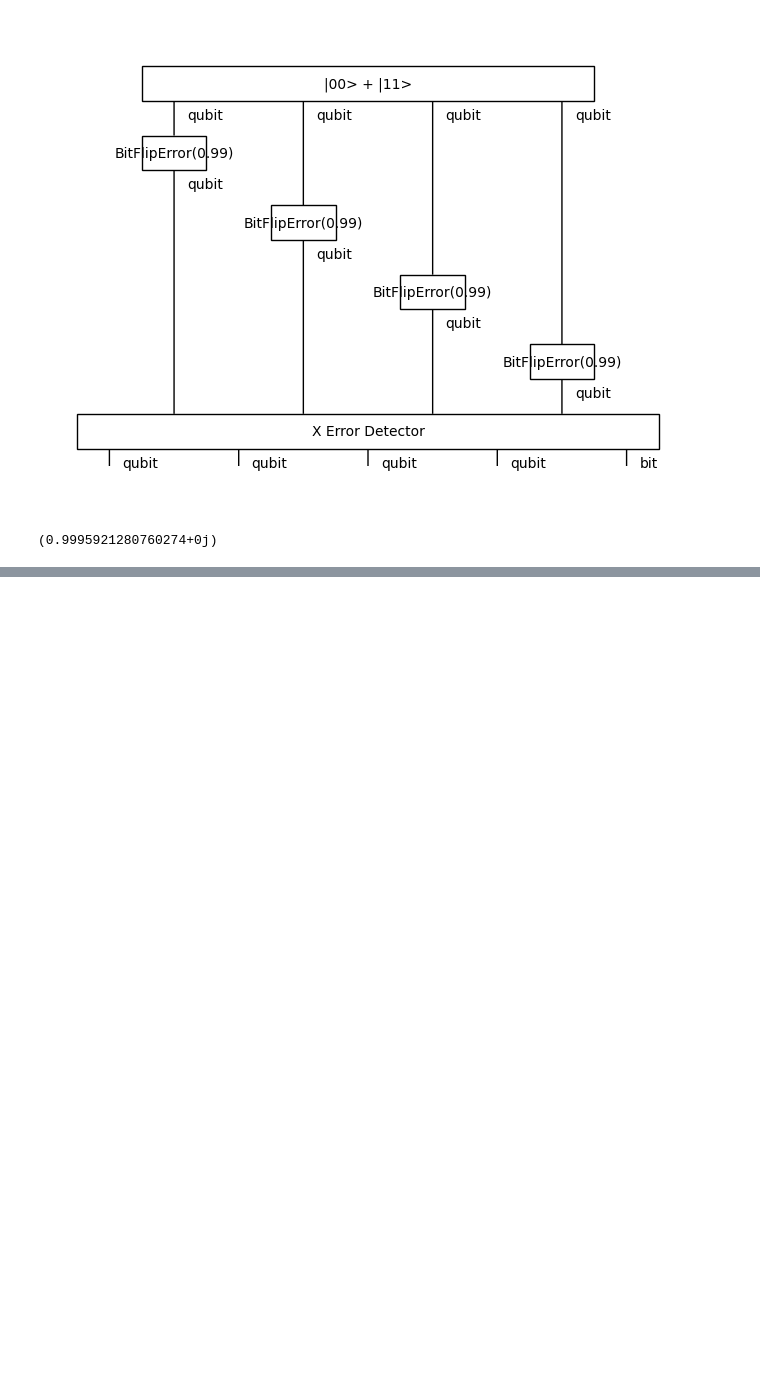
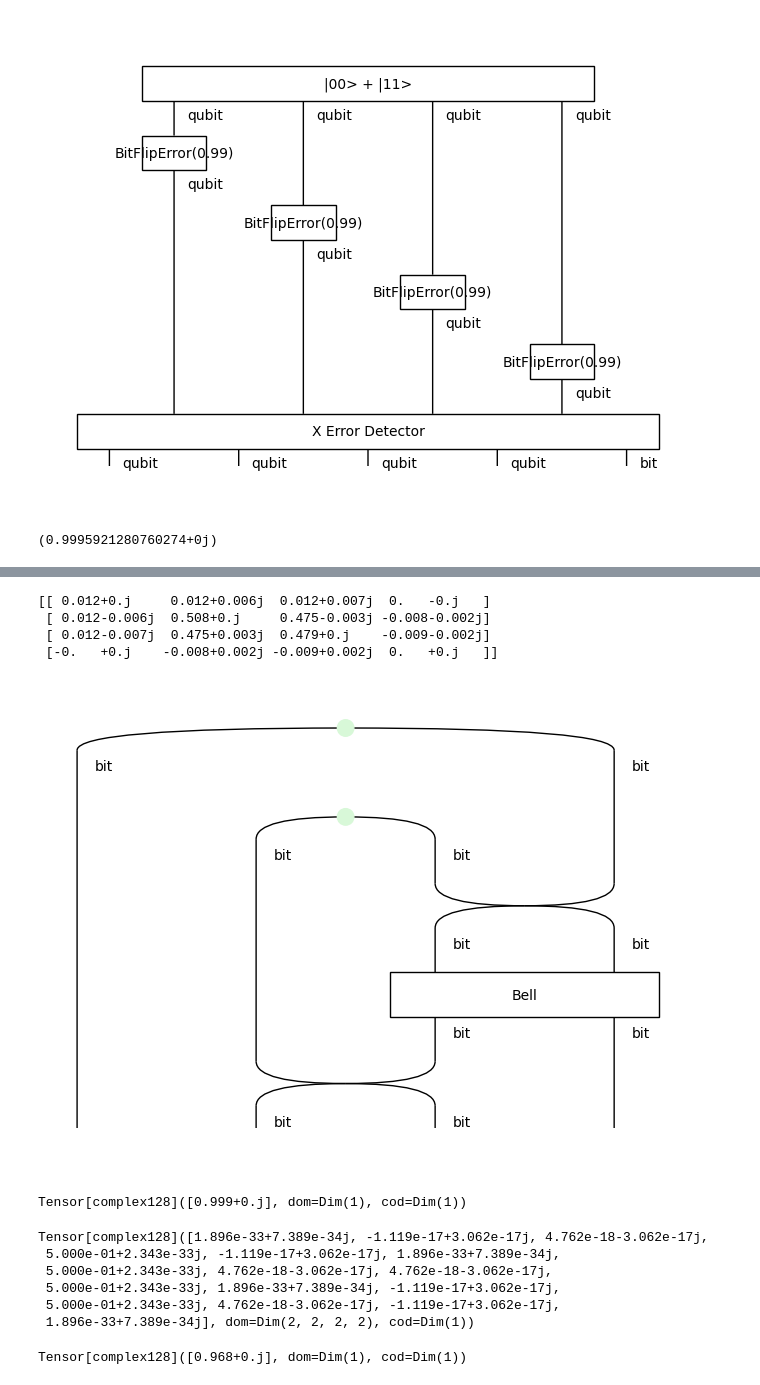
Before and after one commit to quantinuum-dev/optyx, a Jupyter notebook: notebooks/distributed-422-code.ipynb, the cells around one changed output, grey strips where cells are left out. Saved outputs shown, nothing was run; the diff lists cells and outputs as text; code cells hidden in the pictures; blank space fills up the shorter version.

```diff
--- a/notebooks/distributed-422-code.ipynb
+++ b/notebooks/distributed-422-code.ipynb
@@ -157,0 +167,53 @@ fidelity
+# %%
+bell_density_re = np.array([
+    [0.012, 0.014, 0.014, 0.000],
+    [0.014, 0.508, 0.475, 0.008],
+    [0.014, 0.475, 0.479, 0.009],
+    [0.000, 0.008, 0.009, 0.000]
+])
+bell_density_im = np.exp(1j * np.pi * np.array([
+    [0.000, -1.850, -1.825, -0.985],
+    [1.850, 0.000, -0.002, -0.902],
+    [1.825, 0.002, 0.000, -0.931],
+    [0.985, 0.902, 0.931, 0.000]
+]))
+
+bell_density = np.multiply(bell_density_re, bell_density_im)
+np.set_printoptions(precision=3)
+print(bell_density)
+# %% [output]
+[[ 0.012+0.j     0.012+0.006j  0.012+0.007j  0.   -0.j   ]
+ [ 0.012-0.006j  0.508+0.j     0.475-0.003j -0.008-0.002j]
+ [ 0.012-0.007j  0.475+0.003j  0.479+0.j    -0.009-0.002j]
+ [-0.   +0.j    -0.008+0.002j -0.009+0.002j  0.   +0.j   ]]
+# %%
+from discopy import tensor
+
+bell = optyx.Box(name="Bell", dom=optyx.bit ** 2, cod=optyx.bit ** 2)
+bell.array = bell_density
+bell.determine_output_dimensions = lambda input_dims: input_dims
+bell.truncation = lambda input_dims, output_dims: tensor.Box("Bell", dom=tensor.Dim(2)**2, cod=tensor.Dim(2)**2, data=bell_density)
+bell = optyx.Spider(0, 2, typ=optyx.bit) >> optyx.Id(optyx.bit) @ optyx.Spider(0, 2, typ=optyx.bit) @ optyx.Id(optyx.bit) >> optyx.Diagram.permutation([0,1,3,2], optyx.bit**4) >> optyx.Id(optyx.bit ** 2) @ bell >> optyx.Diagram.permutation([0,2,1,3], optyx.bit**4)
+
+bell.draw()
+# %% [output]
+[figure, added]
+# %%
+Noisy_bell = DensityMatrix('Bell', bell, dom=Ty(), cod=qubit ** 2)
+(Noisy_bell >> Discard(qubit ** 2)).double().to_tensor().eval()
+# %% [output]
+Tensor[complex128]([0.999+0.j], dom=Dim(1), cod=Dim(1))
+# %%
+Perfect_Bell_Effect = Channel("Perfect Bell Effect", optyx.Id(optyx.bit) @ zx.X(1,1,0.5) >> optyx.Spider(2,0,typ=optyx.bit) @ optyx.Scalar(1 / np.sqrt(2)))
+Perfect_Bell_Effect.double().to_tensor().eval()
+# %% [output]
+Tensor[complex128]([1.896e-33+7.389e-34j, -1.119e-17+3.062e-17j, 4.762e-18-3.062e-17j,
+ 5.000e-01+2.343e-33j, -1.119e-17+3.062e-17j, 1.896e-33+7.389e-34j,
+ 5.000e-01+2.343e-33j, 4.762e-18-3.062e-17j, 4.762e-18-3.062e-17j,
+ 5.000e-01+2.343e-33j, 1.896e-33+7.389e-34j, -1.119e-17+3.062e-17j,
+ 5.000e-01+2.343e-33j, 4.762e-18-3.062e-17j, -1.119e-17+3.062e-17j,
+ 1.896e-33+7.389e-34j], dom=Dim(2, 2, 2, 2), cod=Dim(1))
+# %%
+(Noisy_bell >> Perfect_Bell_Effect).double().to_tensor().eval()
+# %% [output]
+Tensor[complex128]([0.968+0.j], dom=Dim(1), cod=Dim(1))
```
Also changed, not shown: parts of 5 cells of this notebook, 2 other files.
